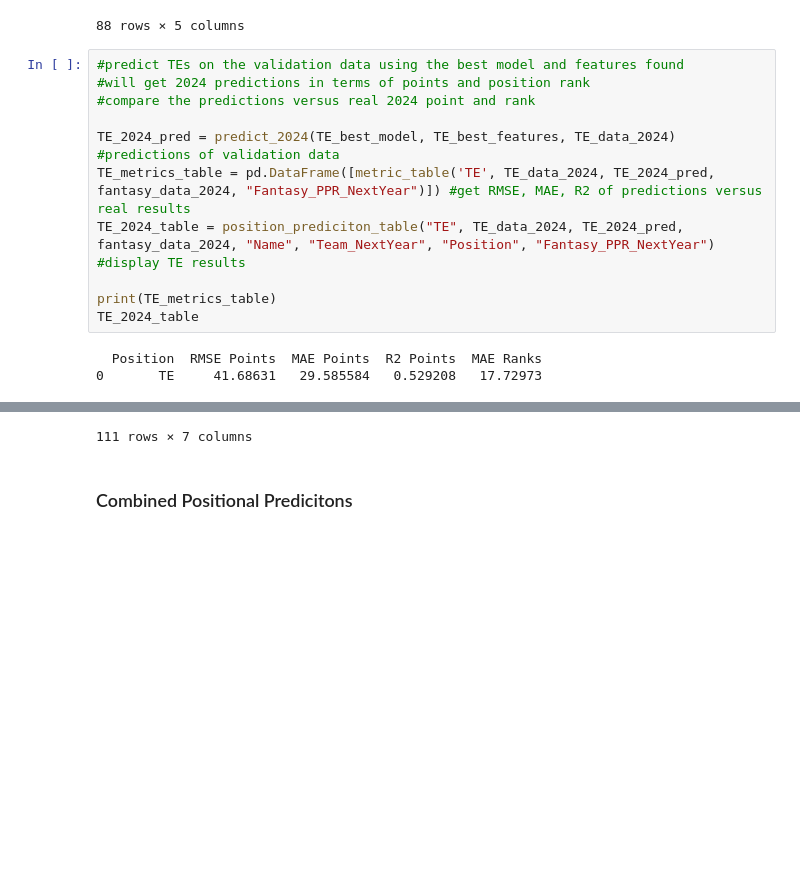
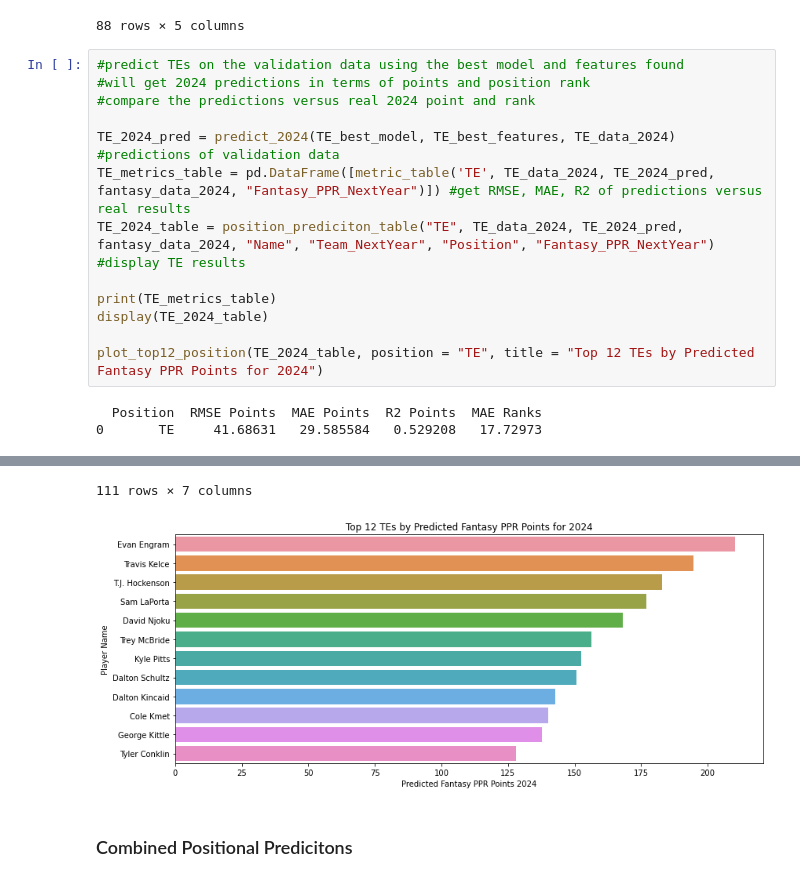
Before and after one commit to TrevBunch/DS-340W-Project, a Jupyter notebook: ModelCode.ipynb, the cells around one changed output, grey strips where cells are left out. Saved outputs shown, nothing was run; the diff lists cells and outputs as text; blank space fills up the shorter version.

```diff
--- a/ModelCode.ipynb
+++ b/ModelCode.ipynb
@@ -635,30 +680,33 @@ TE_test_results
 # %%
 #predict TEs on the validation data using the best model and features found
 #will get 2024 predictions in terms of points and position rank
 #compare the predictions versus real 2024 point and rank
 
 TE_2024_pred = predict_2024(TE_best_model, TE_best_features, TE_data_2024) #predictions of validation data
 TE_metrics_table = pd.DataFrame([metric_table('TE', TE_data_2024, TE_2024_pred, fantasy_data_2024, "Fantasy_PPR_NextYear")]) #get RMSE, MAE, R2 of predictions versus real results
 TE_2024_table = position_prediciton_table("TE", TE_data_2024, TE_2024_pred, fantasy_data_2024, "Name", "Team_NextYear", "Position", "Fantasy_PPR_NextYear") #display TE results
 
 print(TE_metrics_table)
-TE_2024_table
+display(TE_2024_table)
+
+plot_top12_position(TE_2024_table, position = "TE", title = "Top 12 TEs by Predicted Fantasy PPR Points for 2024")
 # %% [output]
   Position  RMSE Points  MAE Points  R2 Points  MAE Ranks
 0       TE     41.68631   29.585584   0.529208   17.72973
 |  | Name | Team | Position | Predicted Fantasy PPR Points 2024 | Actual Fantasy PPR Points 2024 | Predicted Position Rank | ... |
 | 0 | Evan Engram | JAX | TE | 210.266785 | 89.5 | 1 | ... |
 | 1 | Travis Kelce | KAN | TE | 194.576828 | 195.4 | 2 | ... |
 | 2 | T.J. Hockenson | MIN | TE | 182.782654 | 86.5 | 3 | ... |
 | 3 | Sam LaPorta | DET | TE | 176.906921 | 174.6 | 4 | ... |
 | 4 | David Njoku | CLE | TE | 168.189606 | 148.5 | 5 | ... |
 | ... | ... | ... | ... | ... | ... | ... | ... |
 | 106 | Hunter Long | LAR | TE | 10.931074 | 13.0 | 107 | ... |
 | 107 | Anthony Firkser | 2TM | TE | 10.904464 | 0.0 | 108 | ... |
 | 108 | Parker Hesse | DET | TE | 10.829773 | 0.0 | 109 | ... |
 | 109 | Brayden Willis | SFO | TE | 10.820110 | 0.0 | 110 | ... |
 | 110 | Nick Vannett | TEN | TE | 10.627635 | 48.5 | 111 | ... |
 111 rows × 7 columns
+[figure, added]
 # %% [markdown]
 ### Combined Positional Predicitons
 # %%
```
Also changed, not shown: parts of 13 cells of this notebook.
